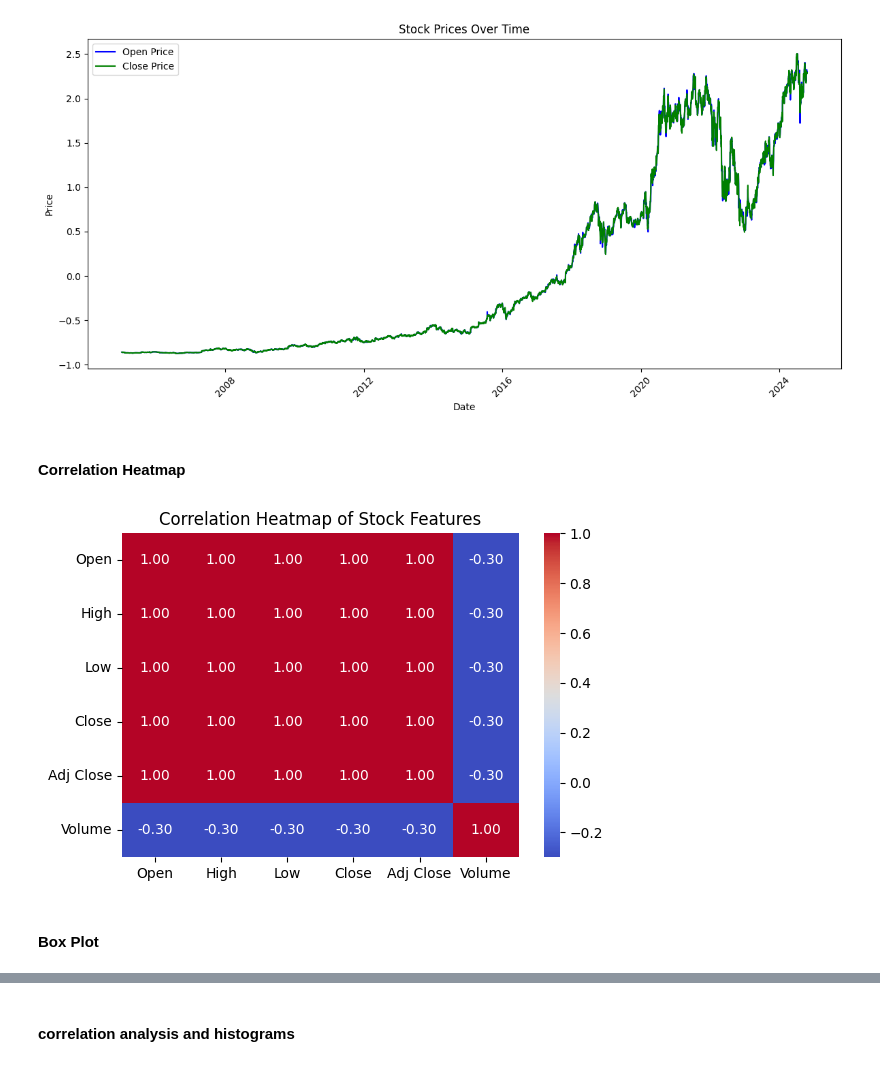
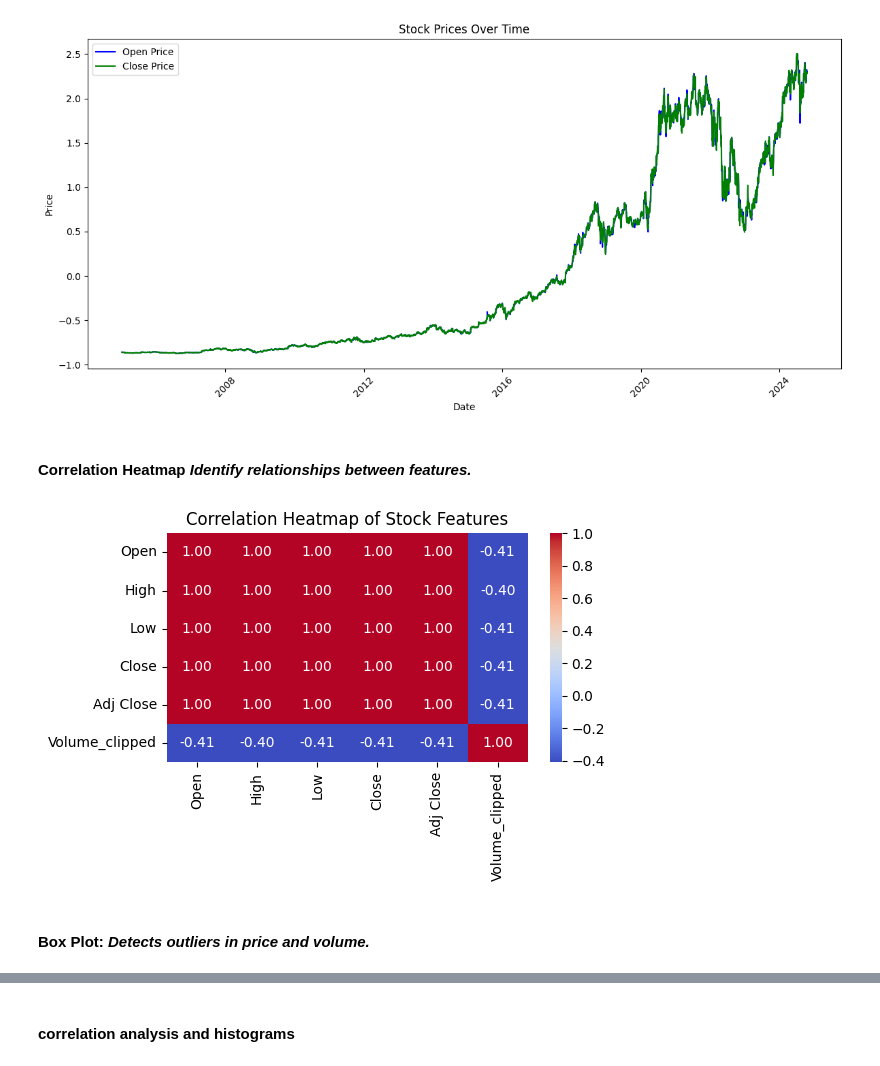
Before and after one commit to madhan96p/FAANG, a Jupyter notebook: Amazon.ipynb, the cells around one changed output, grey strips where cells are left out. Drawn from its saved outputs; the diff is of its cells as text; code cells hidden in the pictures.

```diff
--- a/Amazon.ipynb
+++ b/Amazon.ipynb
@@ -246,0 +228,27 @@ dd_no_outliers.shape
+# %%
+import numpy as np
+import pandas as pd
+from scipy.stats import zscore
+
+columns_to_check = ['Open', 'High', 'Low', 'Close', 'Volume']
+
+Q1 = dd[columns_to_check].quantile(0.25)
+Q3 = dd[columns_to_check].quantile(0.75)
+IQR = Q3 - Q1
+
+lower_bound = Q1 - 1.5 * IQR
+upper_bound = Q3 + 1.5 * IQR
+
+outliers_iqr = (dd[columns_to_check] < lower_bound) | (dd[columns_to_check] > upper_bound)
+
+z_scores = np.abs(zscore(dd[columns_to_check]))
+outliers_zscore = z_scores > 3
+
+outliers_iqr_count = outliers_iqr.sum()  # Count of outliers using IQR
+outliers_zscore_count = outliers_zscore.sum()  # Count of outliers using Z-score
+
+print("Outliers based on IQR (count per column):")
+print(outliers_iqr_count)
+
+print("\nOutliers based on Z-Score (count per column):")
+print(outliers_zscore_count)
@@ -246,0 +271,6 @@ dd_no_outliers.shape
+# %%
+# Clip outliers in the Volume column using the IQR method's lower and upper bounds
+dd['Volume_clipped'] = dd['Volume'].clip(lower=lower_bound['Volume'], upper=upper_bound['Volume'])
+
+# Check the result
+print(dd[['Volume', 'Volume_clipped']].head())
@@ -282,22 +354,22 @@ plt.show()
 # %% [output]
 [figure]
 # %% [markdown]
-#### Correlation Heatmap
+#### **Correlation Heatmap** *Identify relationships between features.*
 # %%
 import seaborn as sns
 import matplotlib.pyplot as plt
 
-correlation_matrix = dd[['Open', 'High', 'Low', 'Close', 'Adj Close', 'Volume']].corr()
+correlation_matrix = dd[['Open', 'High', 'Low', 'Close', 'Adj Close', 'Volume_clipped']].corr()
 
 plt.figure(figsize=(6, 4))
 sns.heatmap(correlation_matrix, annot=True, cmap='coolwarm', fmt='.2f', cbar=True)
 plt.title('Correlation Heatmap of Stock Features')
 plt.tight_layout()
 plt.show()
 # %% [output]
-[figure, old version]
+[figure, new version]
 # %% [markdown]
-#### Box Plot
+#### **Box Plot:** *Detects outliers in price and volume.*
 # %%
 import seaborn as sns
 import matplotlib.pyplot as plt
```
Also changed, not shown: parts of 42 cells of this notebook, 41 other files.
